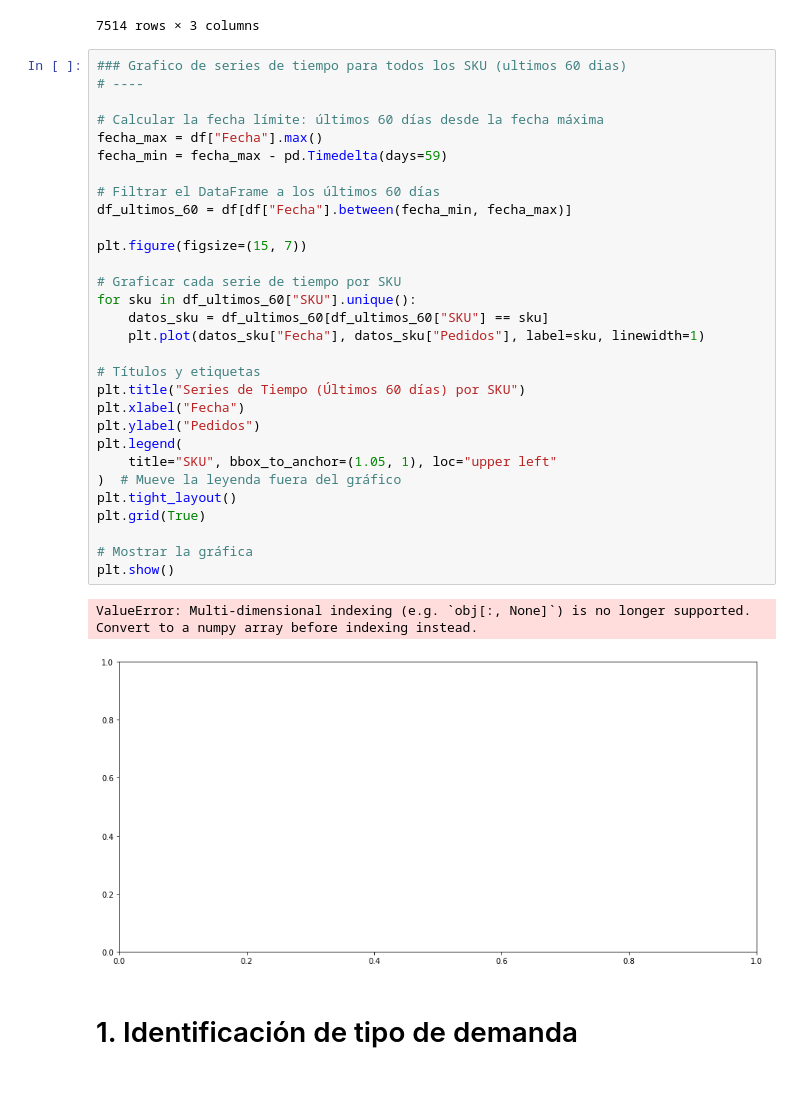
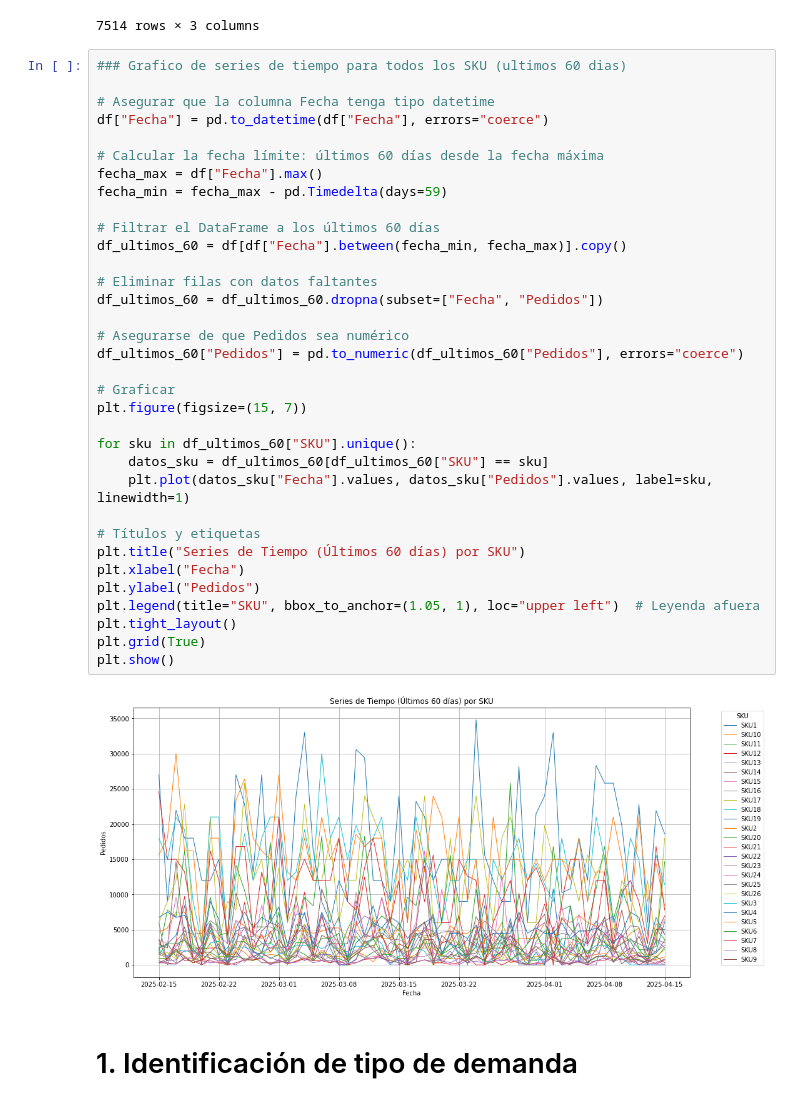
Before and after one commit to JhonattanReales21/innv_tec_1_icesi, a Jupyter notebook: notebooks/Evaluacion_modelos_st.ipynb, the cells around one changed output. Cells and saved outputs as stored; diff of their text form.

```diff
--- a/notebooks/Evaluacion_modelos_st.ipynb
+++ b/notebooks/Evaluacion_modelos_st.ipynb
@@ -164,37 +164,40 @@ df
 7514 rows × 3 columns
 # %%
 ### Grafico de series de tiempo para todos los SKU (ultimos 60 dias)
-# ----
+
+# Asegurar que la columna Fecha tenga tipo datetime
+df["Fecha"] = pd.to_datetime(df["Fecha"], errors="coerce")
 
 # Calcular la fecha límite: últimos 60 días desde la fecha máxima
 fecha_max = df["Fecha"].max()
 fecha_min = fecha_max - pd.Timedelta(days=59)
 
 # Filtrar el DataFrame a los últimos 60 días
-df_ultimos_60 = df[df["Fecha"].between(fecha_min, fecha_max)]
+df_ultimos_60 = df[df["Fecha"].between(fecha_min, fecha_max)].copy()
 
+# Eliminar filas con datos faltantes
+df_ultimos_60 = df_ultimos_60.dropna(subset=["Fecha", "Pedidos"])
+
+# Asegurarse de que Pedidos sea numérico
+df_ultimos_60["Pedidos"] = pd.to_numeric(df_ultimos_60["Pedidos"], errors="coerce")
+
+# Graficar
 plt.figure(figsize=(15, 7))
 
-# Graficar cada serie de tiempo por SKU
 for sku in df_ultimos_60["SKU"].unique():
     datos_sku = df_ultimos_60[df_ultimos_60["SKU"] == sku]
-    plt.plot(datos_sku["Fecha"], datos_sku["Pedidos"], label=sku, linewidth=1)
+    plt.plot(datos_sku["Fecha"].values, datos_sku["Pedidos"].values, label=sku, linewidth=1)
 
 # Títulos y etiquetas
 plt.title("Series de Tiempo (Últimos 60 días) por SKU")
 plt.xlabel("Fecha")
 plt.ylabel("Pedidos")
-plt.legend(
-    title="SKU", bbox_to_anchor=(1.05, 1), loc="upper left"
-)  # Mueve la leyenda fuera del gráfico
+plt.legend(title="SKU", bbox_to_anchor=(1.05, 1), loc="upper left")  # Leyenda afuera
 plt.tight_layout()
 plt.grid(True)
-
-# Mostrar la gráfica
 plt.show()
 # %% [output]
-ValueError: Multi-dimensional indexing (e.g. `obj[:, None]`) is no longer supported. Convert to a numpy array before indexing instead.
-[figure, old version]
+[figure, new version]
 # %% [markdown]
 # 1. Identificación de tipo de demanda
 # %% [markdown]
```
Also changed, not shown: parts of 6 cells of this notebook.
